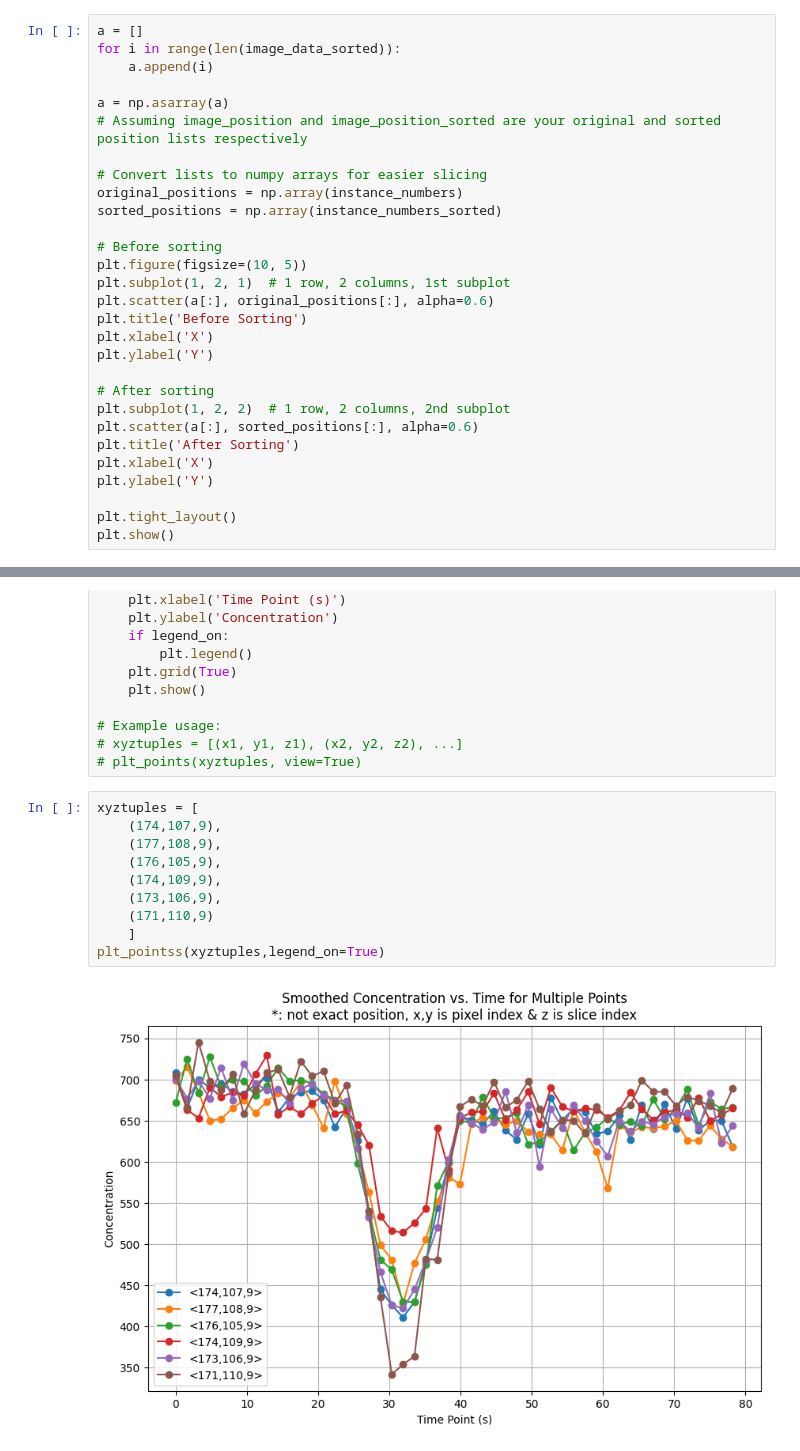
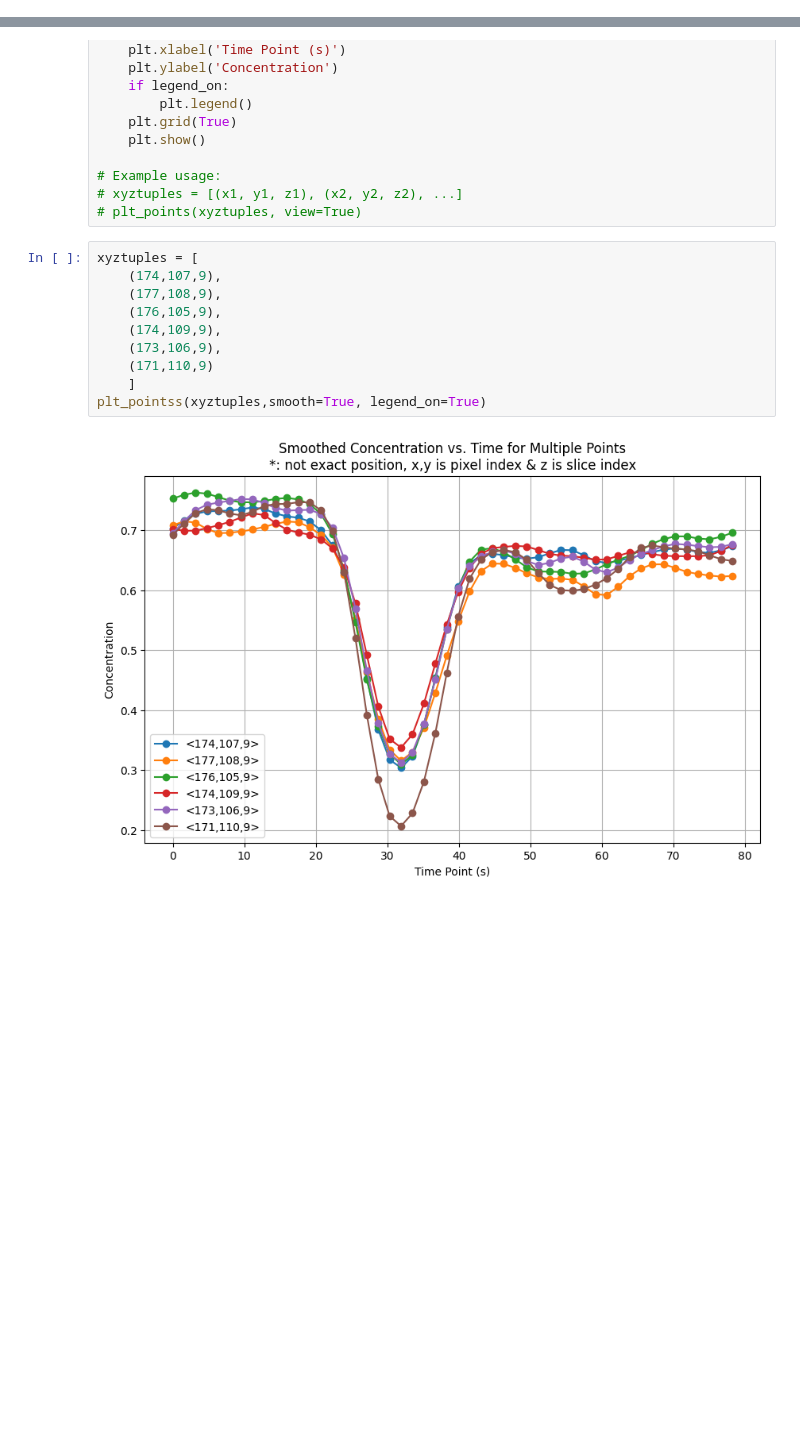
Before and after one commit to qqgjyx/MATH-Group, a Jupyter notebook: main.ipynb, the cells around one changed output, grey strips where cells are left out. Cells and saved outputs as stored; diff of their text form; blank space fills up the shorter version.

```diff
--- a/main.ipynb
+++ b/main.ipynb
@@ -108,29 +73,0 @@ plt.show()
-# %%
-a = []
-for i in range(len(image_data_sorted)):
-    a.append(i)
-
-a = np.asarray(a)
-# Assuming image_position and image_position_sorted are your original and sorted position lists respectively
-
-# Convert lists to numpy arrays for easier slicing
-original_positions = np.array(instance_numbers)
-sorted_positions = np.array(instance_numbers_sorted)
-
-# Before sorting
-plt.figure(figsize=(10, 5))
-plt.subplot(1, 2, 1)  # 1 row, 2 columns, 1st subplot
-plt.scatter(a[:], original_positions[:], alpha=0.6)
-plt.title('Before Sorting')
-plt.xlabel('X')
-plt.ylabel('Y')
-
-# After sorting
-plt.subplot(1, 2, 2)  # 1 row, 2 columns, 2nd subplot
-plt.scatter(a[:], sorted_positions[:], alpha=0.6)
-plt.title('After Sorting')
-plt.xlabel('X')
-plt.ylabel('Y')
-
-plt.tight_layout()
-plt.show()
@@ -258,13 +254,13 @@ def plt_pointss(xyztuples=None, view=False, smooth=False, legend_on=False):
 # %%
 xyztuples = [
     (174,107,9),
     (177,108,9),
     (176,105,9),
     (174,109,9),
     (173,106,9),
     (171,110,9)
     ]
-plt_pointss(xyztuples,legend_on=True)
+plt_pointss(xyztuples,smooth=True, legend_on=True)
 # %% [output]
-[figure, old version]
+[figure, new version]
 # %%
```
Also changed, not shown: parts of 17 cells of this notebook.
